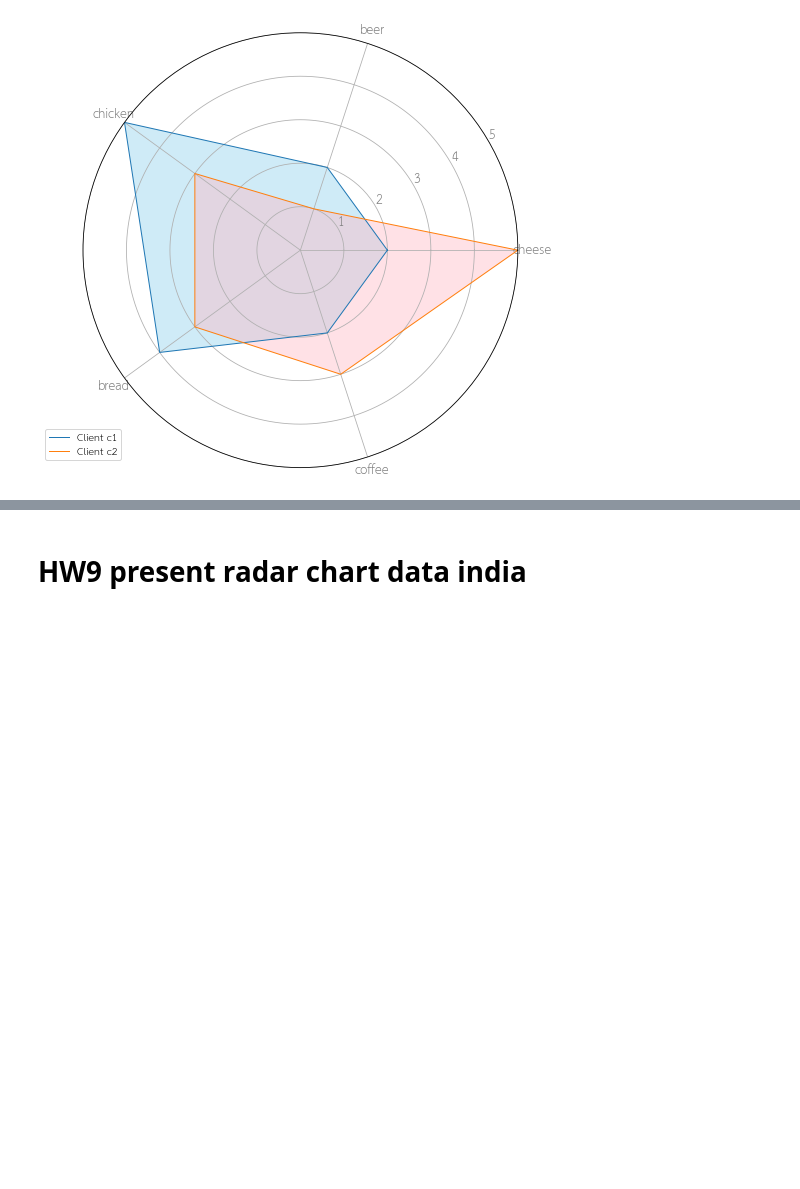
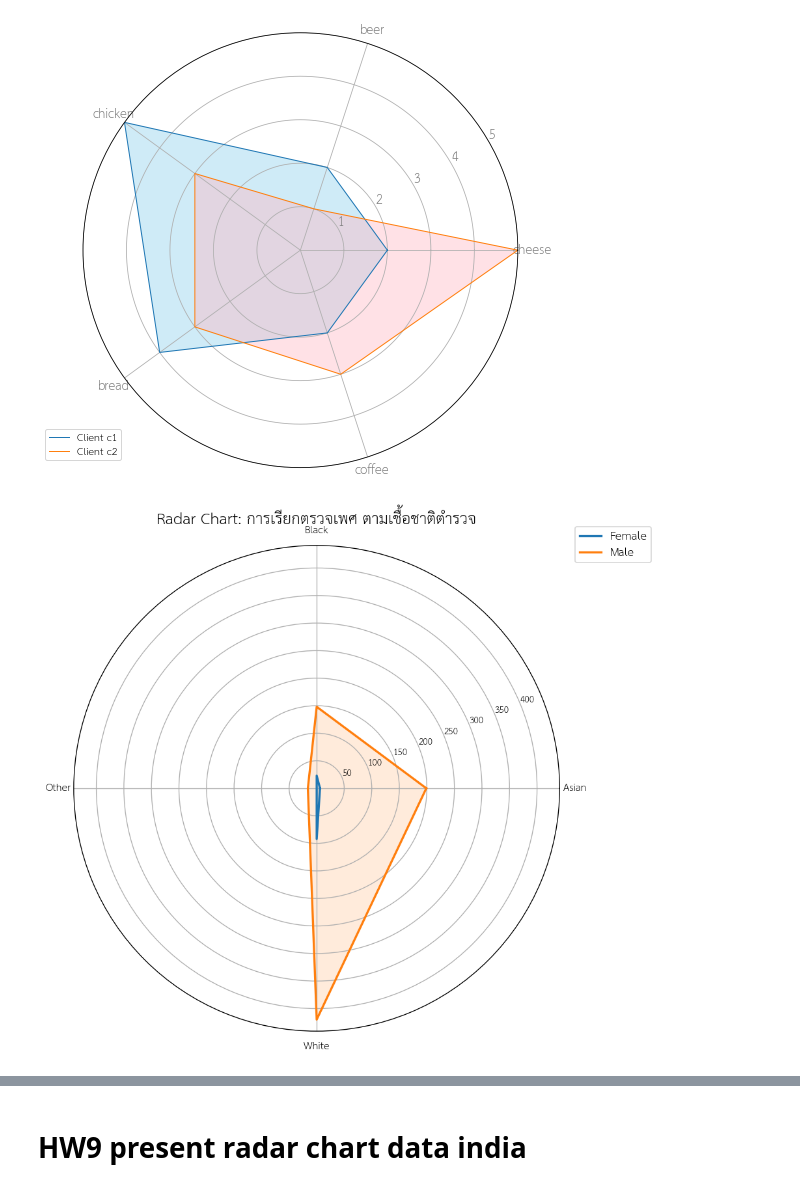
Before and after one commit to Narawit007/dataviz2025, a Jupyter notebook: Visualize_Data_Comparison_2025(29_9).ipynb, the cells around one changed output, grey strips where cells are left out. Drawn from its saved outputs; the diff is of its cells as text; code cells hidden in the pictures; blank space fills up the shorter version.

```diff
--- a/Visualize_Data_Comparison_2025(29_9).ipynb
+++ b/Visualize_Data_Comparison_2025(29_9).ipynb
@@ -986,0 +1017,12 @@ angles += angles[:1]
+# %%
+# ถ้าต้องการทั้ง dataframe เป็น numpy array
+values = df.iloc[:, :].values.flatten().tolist()
+
+# หรือถ้าคุณอยากได้แถวแรก
+values = df.iloc[0].values.flatten().tolist()
+
+# หรือถ้าอยากได้คอลัมน์ทั้งหมด
+values = df.iloc[:, :].values.flatten().tolist()
+values += values[:1]  # repeat first value to close the circular graph
+angles = [n / float(len(categories)) * 2 * pi for n in range(len(categories))]
+angles += angles[:1]
@@ -1032,3 +1076,60 @@ plt.legend(loc='upper right', bbox_to_anchor=(0.1, 0.1))
 # %% [output]
 <matplotlib.legend.Legend at 0x...>
 [figure]
+# %%
+import pandas as pd
+import numpy as np
+import matplotlib.pyplot as plt
+
+# โหลดไฟล์รวมหลายเดือน (ตัวอย่าง: Jan–Apr)
+paths = [
+    '/content/drive/MyDrive/Pythondataviz2025/data/2025-01/2025-01-bedfordshire-stop-and-search.csv',
+    '/content/drive/MyDrive/Pythondataviz2025/data/2025-02/2025-02-bedfordshire-stop-and-search.csv',
+    '/content/drive/MyDrive/Pythondataviz2025/data/2025-03/2025-03-bedfordshire-stop-and-search.csv',
+    '/content/drive/MyDrive/Pythondataviz2025/data/2025-04/2025-04-bedfordshire-stop-and-search.csv',
+]
+df = pd.concat([pd.read_csv(p) for p in paths], ignore_index=True)
+
+# ใช้เฉพาะคอลัมน์ที่ต้องการ
+df = df.dropna(subset=['Officer-defined ethnicity', 'Gender'])
+
+# มาตรฐานเพศ
+def norm_gender(x):
+    x = str(x).strip().lower()
+    if x in ['male','m']: return 'Male'
+    if x in ['female','f']: return 'Female'
+    if x in ['other','non-binary','non binary']: return 'Other'
+    return 'Unknown'
+df['Gender_norm'] = df['Gender'].apply(norm_gender)
+
+# ตารางนับจำนวน
+pivot = df.pivot_table(
+    index='Officer-defined ethnicity',
+    columns='Gender_norm',
+    values='Gender',
+    aggfunc='count',
+    fill_value=0
+)
+
+# ----- Radar Chart -----
+categories = list(pivot.index)   # รอบวง = Ethnicity
+N = len(categories)
+angles = [n / float(N) * 2*np.pi for n in range(N)]
+angles += angles[:1]  # ปิดวง
+
+plt.figure(figsize=(8,8), dpi=120)
+
+for gender in pivot.columns:
+    values = pivot[gender].tolist()
+    values += values[:1]
+    plt.polar(angles, values, linewidth=2, label=gender)
+    plt.fill(angles, values, alpha=0.15)
+
+plt.xticks(angles[:-1], categories, fontsize=9, rotation=20)
+plt.yticks(fontsize=8)
+plt.title("Radar Chart: การเรียกตรวจเพศ ตามเชื้อชาติตำรวจ", fontsize=14, pad=20)
+plt.legend(loc='upper right', bbox_to_anchor=(1.2, 1.05))
+plt.tight_layout()
+plt.show()
+# %% [output]
+[figure, added]
```
Also changed, not shown: parts of 13 cells of this notebook.
